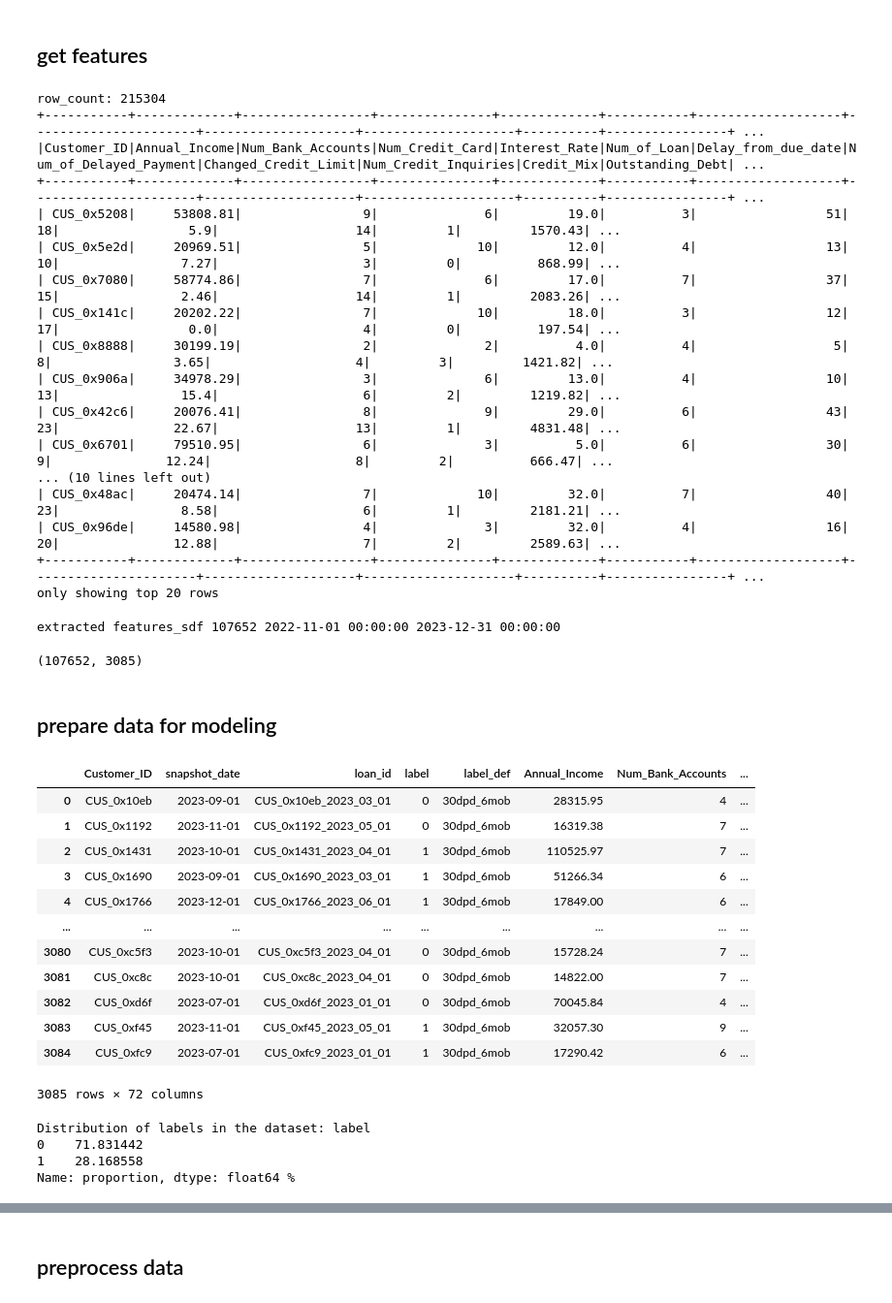
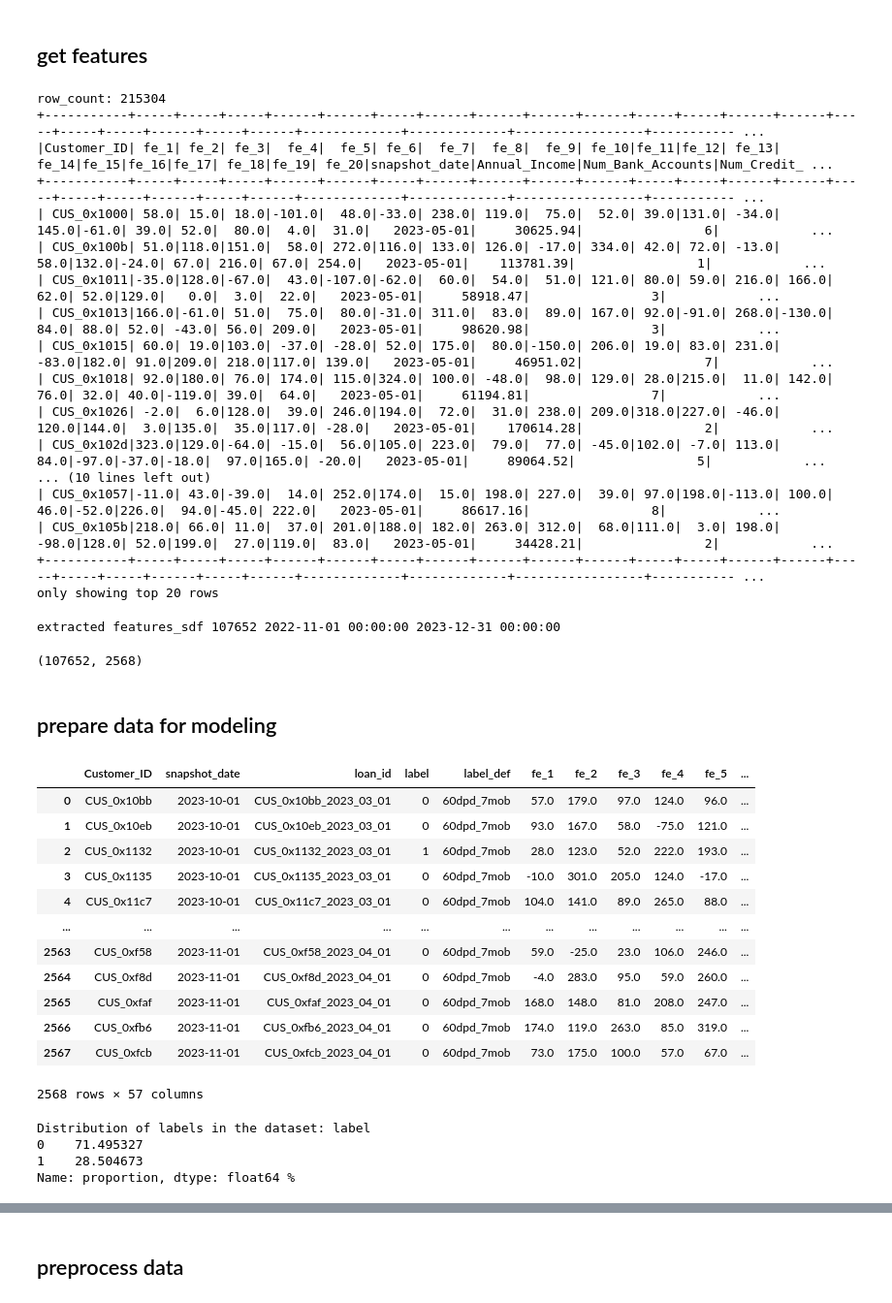
Before and after one commit to jayl-c/MITB_MLE, a Jupyter notebook: MLEAssignment1/model_train_main.ipynb, the cells around one changed output, grey strips where cells are left out. Shown at 97% size. Cells and saved outputs as stored; diff of their text form; code cells hidden in the pictures.

```diff
--- a/MLEAssignment1/model_train_main.ipynb
+++ b/MLEAssignment1/model_train_main.ipynb
@@ -106,7 +106,7 @@ extracted labels_sdf 3085 2022-11-01 00:00:00 2023-12-31 00:00:00
 # %% [markdown]
 ## get features
 # %%
-folder_path = "datamart/silver/feature_store/"
+folder_path = "datamart/gold/feature_store/"
 feature_store = [folder_path+os.path.basename(f) for f in glob.glob(os.path.join(folder_path, '*'))]
 features_store_sdf = spark.read.option("header", "true").parquet(*feature_store)
 # Load CSV into DataFrame - connect to feature store
@@ -115,21 +115,21 @@ print("row_count:",features_store_sdf.count())
 features_store_sdf.show()
 # %% [output]
 row_count: 215304
-+-----------+-------------+-----------------+---------------+-------------+-----------+-------------------+----------------------+--------------------+--------------------+----------+----------------+ ...
-|Customer_ID|Annual_Income|Num_Bank_Accounts|Num_Credit_Card|Interest_Rate|Num_of_Loan|Delay_from_due_date|Num_of_Delayed_Payment|Changed_Credit_Limit|Num_Credit_Inquiries|Credit_Mix|Outstanding_Debt| ...
-+-----------+-------------+-----------------+---------------+-------------+-----------+-------------------+----------------------+--------------------+--------------------+----------+----------------+ ...
-| CUS_0x5208|     53808.81|                9|              6|         19.0|          3|                 51|                    18|                 5.9|                  14|         1|         1570.43| ...
-| CUS_0x5e2d|     20969.51|                5|             10|         12.0|          4|                 13|                    10|                7.27|                   3|         0|          868.99| ...
-| CUS_0x7080|     58774.86|                7|              6|         17.0|          7|                 37|                    15|                2.46|                  14|         1|         2083.26| ...
-| CUS_0x141c|     20202.22|                7|             10|         18.0|          3|                 12|                    17|                 0.0|                   4|         0|          197.54| ...
-| CUS_0x8888|     30199.19|                2|              2|          4.0|          4|                  5|                     8|                3.65|                   4|         3|         1421.82| ...
-| CUS_0x906a|     34978.29|                3|              6|         13.0|          4|                 10|                    13|                15.4|                   6|         2|         1219.82| ...
-| CUS_0x42c6|     20076.41|                8|              9|         29.0|          6|                 43|                    23|               22.67|                  13|         1|         4831.48| ...
-| CUS_0x6701|     79510.95|                6|              3|          5.0|          6|                 30|                     9|               12.24|                   8|         2|          666.47| ...
++-----------+-----+-----+-----+------+------+-----+------+------+------+------+-----+-----+------+------+-----+-----+-----+------+-----+------+-------------+-------------+-----------------+----------- ...
+|Customer_ID| fe_1| fe_2| fe_3|  fe_4|  fe_5| fe_6|  fe_7|  fe_8|  fe_9| fe_10|fe_11|fe_12| fe_13| fe_14|fe_15|fe_16|fe_17| fe_18|fe_19| fe_20|snapshot_date|Annual_Income|Num_Bank_Accounts|Num_Credit_ ...
++-----------+-----+-----+-----+------+------+-----+------+------+------+------+-----+-----+------+------+-----+-----+-----+------+-----+------+-------------+-------------+-----------------+----------- ...
+| CUS_0x1000| 58.0| 15.0| 18.0|-101.0|  48.0|-33.0| 238.0| 119.0|  75.0|  52.0| 39.0|131.0| -34.0| 145.0|-61.0| 39.0| 52.0|  80.0|  4.0|  31.0|   2023-05-01|     30625.94|                6|            ...
+| CUS_0x100b| 51.0|118.0|151.0|  58.0| 272.0|116.0| 133.0| 126.0| -17.0| 334.0| 42.0| 72.0| -13.0|  58.0|132.0|-24.0| 67.0| 216.0| 67.0| 254.0|   2023-05-01|    113781.39|                1|            ...
+| CUS_0x1011|-35.0|128.0|-67.0|  43.0|-107.0|-62.0|  60.0|  54.0|  51.0| 121.0| 80.0| 59.0| 216.0| 166.0| 62.0| 52.0|129.0|   0.0|  3.0|  22.0|   2023-05-01|     58918.47|                3|            ...
+| CUS_0x1013|166.0|-61.0| 51.0|  75.0|  80.0|-31.0| 311.0|  83.0|  89.0| 167.0| 92.0|-91.0| 268.0|-130.0| 84.0| 88.0| 52.0| -43.0| 56.0| 209.0|   2023-05-01|     98620.98|                3|            ...
+| CUS_0x1015| 60.0| 19.0|103.0| -37.0| -28.0| 52.0| 175.0|  80.0|-150.0| 206.0| 19.0| 83.0| 231.0| -83.0|182.0| 91.0|209.0| 218.0|117.0| 139.0|   2023-05-01|     46951.02|                7|            ...
+| CUS_0x1018| 92.0|180.0| 76.0| 174.0| 115.0|324.0| 100.0| -48.0|  98.0| 129.0| 28.0|215.0|  11.0| 142.0| 76.0| 32.0| 40.0|-119.0| 39.0|  64.0|   2023-05-01|     61194.81|                7|            ...
+| CUS_0x1026| -2.0|  6.0|128.0|  39.0| 246.0|194.0|  72.0|  31.0| 238.0| 209.0|318.0|227.0| -46.0| 120.0|144.0|  3.0|135.0|  35.0|117.0| -28.0|   2023-05-01|    170614.28|                2|            ...
+| CUS_0x102d|323.0|129.0|-64.0| -15.0|  56.0|105.0| 223.0|  79.0|  77.0| -45.0|102.0| -7.0| 113.0|  84.0|-97.0|-37.0|-18.0|  97.0|165.0| -20.0|   2023-05-01|     89064.52|                5|            ...
 ... (10 lines left out)
-| CUS_0x48ac|     20474.14|                7|             10|         32.0|          7|                 40|                    23|                8.58|                   6|         1|         2181.21| ...
-| CUS_0x96de|     14580.98|                4|              3|         32.0|          4|                 16|                    20|               12.88|                   7|         2|         2589.63| ...
-+-----------+-------------+-----------------+---------------+-------------+-----------+-------------------+----------------------+--------------------+--------------------+----------+----------------+ ...
+| CUS_0x1057|-11.0| 43.0|-39.0|  14.0| 252.0|174.0|  15.0| 198.0| 227.0|  39.0| 97.0|198.0|-113.0| 100.0| 46.0|-52.0|226.0|  94.0|-45.0| 222.0|   2023-05-01|     86617.16|                8|            ...
+| CUS_0x105b|218.0| 66.0| 11.0|  37.0| 201.0|188.0| 182.0| 263.0| 312.0|  68.0|111.0|  3.0| 198.0| -98.0|128.0| 52.0|199.0|  27.0|119.0|  83.0|   2023-05-01|     34428.21|                2|            ...
++-----------+-----+-----+-----+------+------+-----+------+------+------+------+-----+-----+------+------+-----+-----+-----+------+-----+------+-------------+-------------+-----------------+----------- ...
 only showing top 20 rows
 # %%
 # extract label store
@@ -141,35 +141,36 @@ extracted features_sdf 107652 2022-11-01 00:00:00 2023-12-31 00:00:00
 # %%
 features_sdf.count(), labels_sdf.count()
 # %% [output]
-(107652, 3085)
+(107652, 2568)
 # %% [markdown]
 ## prepare data for modeling
 # %%
 # prepare data for modeling, left join labels to features.
 # preprocessing depends on the model we are using. need to understand the preprocessing req for the models.
-data_pdf = labels_sdf.join(features_sdf, on=["Customer_ID", "snapshot_date"], how="left").toPandas()
+data_pdf = labels_sdf.join(features_sdf, on=["Customer_ID","snapshot_date"], how="inner").toPandas()
+# data_pdf[data_pdf.notnull().any(axis=1)].count()
 data_pdf
 # %% [output]
-|  | Customer_ID | snapshot_date | loan_id | label | label_def | Annual_Income | Num_Bank_Accounts | ... |
-| 0 | CUS_0x10eb | 2023-09-01 | CUS_0x10eb_2023_03_01 | 0 | 30dpd_6mob | 28315.95 | 4 | ... |
-| 1 | CUS_0x1192 | 2023-11-01 | CUS_0x1192_2023_05_01 | 0 | 30dpd_6mob | 16319.38 | 7 | ... |
-| 2 | CUS_0x1431 | 2023-10-01 | CUS_0x1431_2023_04_01 | 1 | 30dpd_6mob | 110525.97 | 7 | ... |
-| 3 | CUS_0x1690 | 2023-09-01 | CUS_0x1690_2023_03_01 | 1 | 30dpd_6mob | 51266.34 | 6 | ... |
-| 4 | CUS_0x1766 | 2023-12-01 | CUS_0x1766_2023_06_01 | 1 | 30dpd_6mob | 17849.00 | 6 | ... |
-| ... | ... | ... | ... | ... | ... | ... | ... | ... |
-| 3080 | CUS_0xc5f3 | 2023-10-01 | CUS_0xc5f3_2023_04_01 | 0 | 30dpd_6mob | 15728.24 | 7 | ... |
-| 3081 | CUS_0xc8c | 2023-10-01 | CUS_0xc8c_2023_04_01 | 0 | 30dpd_6mob | 14822.00 | 7 | ... |
-| 3082 | CUS_0xd6f | 2023-07-01 | CUS_0xd6f_2023_01_01 | 0 | 30dpd_6mob | 70045.84 | 4 | ... |
-| 3083 | CUS_0xf45 | 2023-11-01 | CUS_0xf45_2023_05_01 | 1 | 30dpd_6mob | 32057.30 | 9 | ... |
-| 3084 | CUS_0xfc9 | 2023-07-01 | CUS_0xfc9_2023_01_01 | 1 | 30dpd_6mob | 17290.42 | 6 | ... |
+|  | Customer_ID | snapshot_date | loan_id | label | label_def | fe_1 | fe_2 | fe_3 | fe_4 | fe_5 | ... |
+| 0 | CUS_0x10bb | 2023-10-01 | CUS_0x10bb_2023_03_01 | 0 | 60dpd_7mob | 57.0 | 179.0 | 97.0 | 124.0 | 96.0 | ... |
+| 1 | CUS_0x10eb | 2023-10-01 | CUS_0x10eb_2023_03_01 | 0 | 60dpd_7mob | 93.0 | 167.0 | 58.0 | -75.0 | 121.0 | ... |
+| 2 | CUS_0x1132 | 2023-10-01 | CUS_0x1132_2023_03_01 | 1 | 60dpd_7mob | 28.0 | 123.0 | 52.0 | 222.0 | 193.0 | ... |
+| 3 | CUS_0x1135 | 2023-10-01 | CUS_0x1135_2023_03_01 | 0 | 60dpd_7mob | -10.0 | 301.0 | 205.0 | 124.0 | -17.0 | ... |
+| 4 | CUS_0x11c7 | 2023-10-01 | CUS_0x11c7_2023_03_01 | 0 | 60dpd_7mob | 104.0 | 141.0 | 89.0 | 265.0 | 88.0 | ... |
+| ... | ... | ... | ... | ... | ... | ... | ... | ... | ... | ... | ... |
+| 2563 | CUS_0xf58 | 2023-11-01 | CUS_0xf58_2023_04_01 | 0 | 60dpd_7mob | 59.0 | -25.0 | 23.0 | 106.0 | 246.0 | ... |
+| 2564 | CUS_0xf8d | 2023-11-01 | CUS_0xf8d_2023_04_01 | 0 | 60dpd_7mob | -4.0 | 283.0 | 95.0 | 59.0 | 260.0 | ... |
+| 2565 | CUS_0xfaf | 2023-11-01 | CUS_0xfaf_2023_04_01 | 0 | 60dpd_7mob | 168.0 | 148.0 | 81.0 | 208.0 | 247.0 | ... |
+| 2566 | CUS_0xfb6 | 2023-11-01 | CUS_0xfb6_2023_04_01 | 0 | 60dpd_7mob | 174.0 | 119.0 | 263.0 | 85.0 | 319.0 | ... |
+| 2567 | CUS_0xfcb | 2023-11-01 | CUS_0xfcb_2023_04_01 | 0 | 60dpd_7mob | 73.0 | 175.0 | 100.0 | 57.0 | 67.0 | ... |
-3085 rows × 72 columns
+2568 rows × 57 columns
 # %%
 dist_pct = data_pdf["label"].value_counts(normalize=True)
 print("Distribution of labels in the dataset:",dist_pct*100,"%")
 # %% [output]
 Distribution of labels in the dataset: label
-0    71.831442
-1    28.168558
+0    71.495327
+1    28.504673
 Name: proportion, dtype: float64 %
 # %%
 # split data into train - test - oot
```
Also changed, not shown: parts of 4 cells of this notebook, 6 other files.
